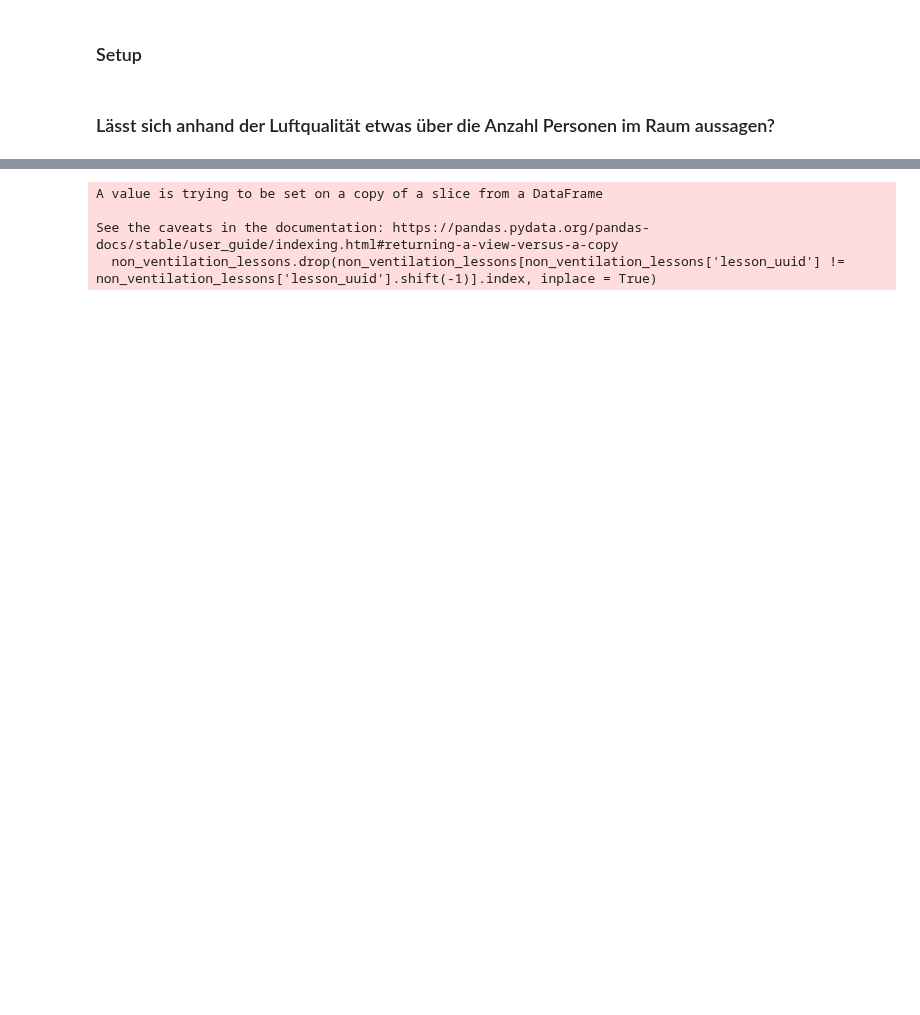
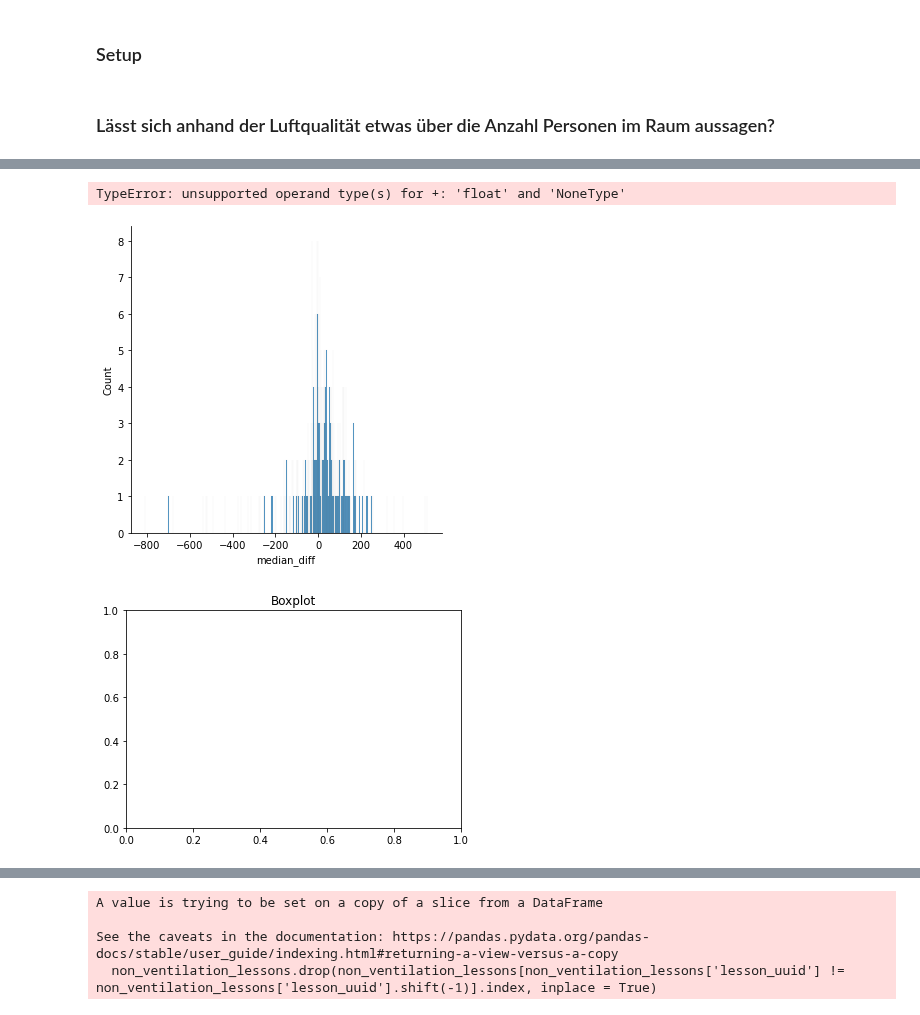
Before and after one commit to Smart-Classroom-Challenge/Data-Evaluation, a Jupyter notebook: Forschungsfrage_2.ipynb, the cells around one changed output, grey strips where cells are left out. Drawn from its saved outputs; the diff is of its cells as text; code cells hidden in the pictures; blank space fills up the shorter version.

```diff
--- a/Forschungsfrage_2.ipynb
+++ b/Forschungsfrage_2.ipynb
@@ -244 +179,11 @@ stundenplan_primar_EG = [
+# %%
+sns.displot(co2_buckets_primar_eg_lessons_only['median_diff'])
+
+fig1, ax1 = plt.subplots()
+ax1.set_title('Boxplot')
+ax1.boxplot(co2_buckets_primar_eg_lessons_only['median_diff'].filter())
+# %% [output]
+TypeError: unsupported operand type(s) for +: 'float' and 'NoneType'
+[figure, added]
+[figure, added]
 # %%
```
Also changed, not shown: parts of 15 cells of this notebook, 1 other file.
